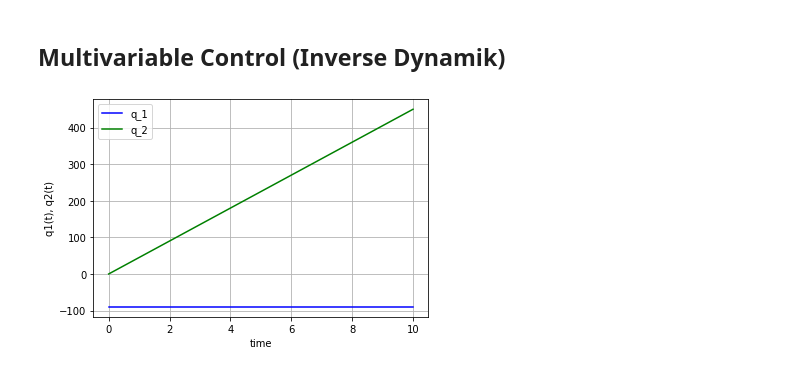
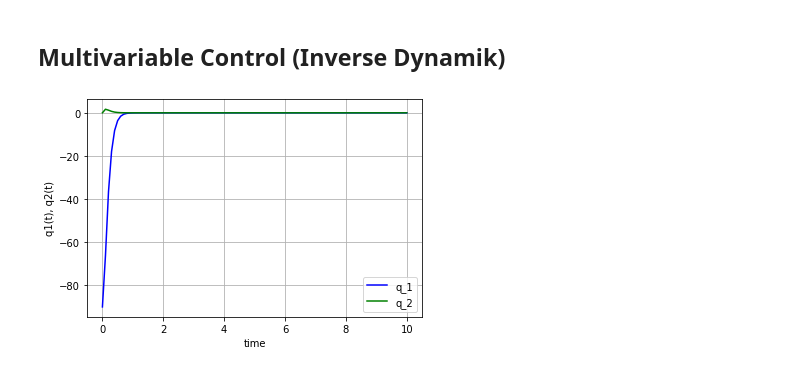
Before and after one commit to StefanKauf/RoCtr, a Jupyter notebook: Sim.ipynb, the cells around one changed output. Saved outputs shown, nothing was run; the diff lists cells and outputs as text; code cells hidden in the pictures.

Commit message:
fix controller

```diff
--- a/Sim.ipynb
+++ b/Sim.ipynb
@@ -90,33 +90,62 @@ plt.show()
 ## Multivariable Control (Inverse Dynamik)
 # %%
 import Animation as anim
+import numpy as np
+from scipy.integrate import odeint,solve_ivp
+import matplotlib.pyplot as plt
+from Model import model_nlin, model_nlin_ext
+
 x0=[-np.pi/2,0,0,np.pi/4]
 
 # define the discretization points
 t_start = 0
 t_stop = 10
 dt = 1e-1
 
 t_sim=np.linspace(t_start, t_stop, int((t_stop - t_start) / dt + 1))
 
+# Define the controller
+class Controller:
+  def __init__(self):
+    import sympy as sym
+    self.w1 = 10
+    self.w2 = 10
+    self.ctr = 'multivariable'
+    self.k0 = sym.Matrix([[self.w1**2, 0],[0, self.w2**2]])
+    self.k1 = sym.Matrix([[2*self.w1, 0],[0, 2*self.w2]])
+    self.u  = sym.Matrix([[0,0,0,0,0,0]])
 
-#solutionOde=odeint(model_nlin,x0,t_sim)
-#rhs=lambda t,x:model_nlin_ext(t,x,u=[0,0],ctr='multivariable')
-solOde=solve_ivp(model_nlin,[t_start,t_stop],x0,method = 'RK45',t_eval = t_sim,args=([0,0], 'multivariable'))
+
+controller = Controller()
+
+
+
+
+#solOde=solve_ivp(model_nlin,[t_start,t_stop],x0,method = 'RK45',t_eval = t_sim,args=(ctr))
+
+#Wrapper für rechte Seite der Differentialgleichung
+rhs=lambda t,x:model_nlin(t,x,controller)
+
+solOde = solve_ivp(rhs,                  #zu simulierendes Modell
+                    [t_start,t_stop],    #Zeitspanne für Simulation
+                    x0,                  #Anfangszustand
+                    t_eval=t_sim,        #Auswertungszeitpunkte
+                    atol=1e-9,rtol=1e-6  #Toleranzen
+                    )
 
 
 plt.plot(solOde.t, solOde.y[0]*180/np.pi, 'b', label='q_1')
-plt.plot(solOde.t, solOde.y[2]*180/np.pi, 'g', label='q_2')
+plt.plot(solOde.t, solOde.y[1]*180/np.pi, 'g', label='q_2')
 plt.legend(loc='best')
 plt.xlabel('time')
 plt.ylabel('q1(t), q2(t)')
 plt.grid()
 #plt.savefig('simulation.png')
 plt.show()
 
 q1 = solOde.y[0]
-q2 = solOde.y[2]
+q2 = solOde.y[1]
 anim.plot(q1,q2,dt)
 # %% [output]
-[figure, old version]
+[figure, new version]
 [interactive output not drawn]
```
Also changed, not shown: 1 other file.
